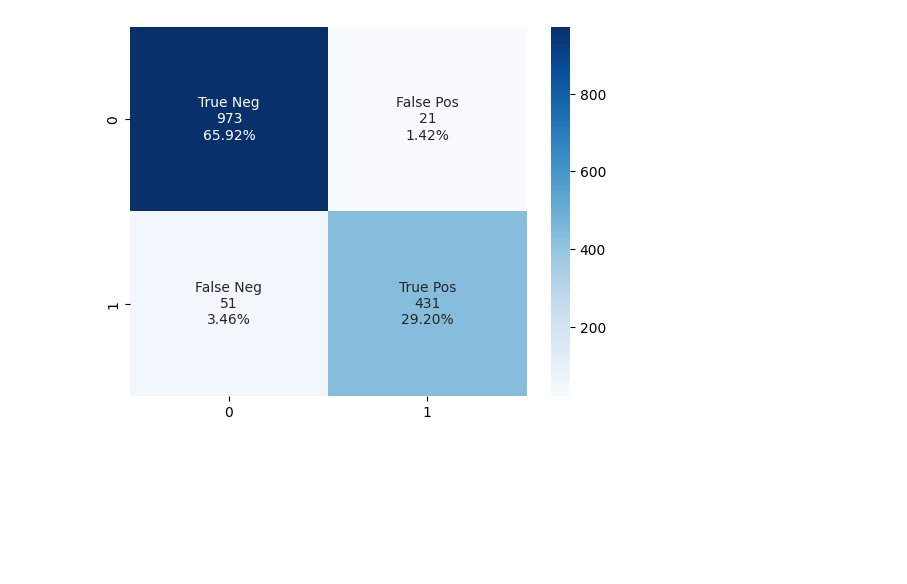
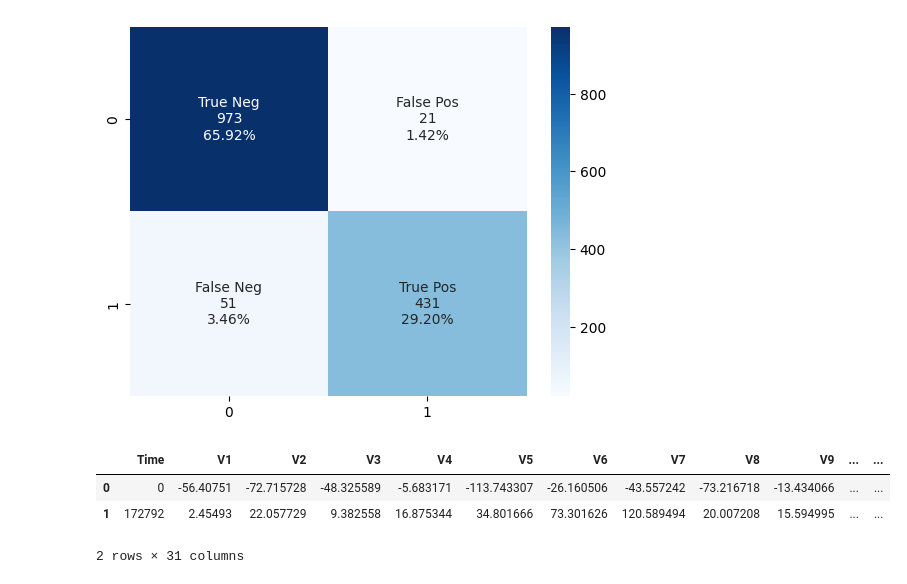
Before and after one commit to Odquinteroc/Fraud-Detection, a Jupyter notebook: model.ipynb, the cells around one changed output. Drawn from its saved outputs; the diff is of its cells as text; code cells hidden in the pictures; blank space fills up the shorter version.

```diff
--- a/model.ipynb
+++ b/model.ipynb
@@ -335,0 +341,8 @@ pickle.dump(dt,open('dt_model.pkl','wb'))
+# %%
+df = pd.read_json("data.json",  lines=True)
+df
+# %% [output]
+|  | Time | V1 | V2 | V3 | V4 | V5 | V6 | V7 | V8 | V9 | ... | ... |
+| 0 | 0 | -56.40751 | -72.715728 | -48.325589 | -5.683171 | -113.743307 | -26.160506 | -43.557242 | -73.216718 | -13.434066 | ... | ... |
+| 1 | 172792 | 2.45493 | 22.057729 | 9.382558 | 16.875344 | 34.801666 | 73.301626 | 120.589494 | 20.007208 | 15.594995 | ... | ... |
+2 rows × 31 columns
```
Also changed, not shown: parts of 2 cells of this notebook, 1 other file.
